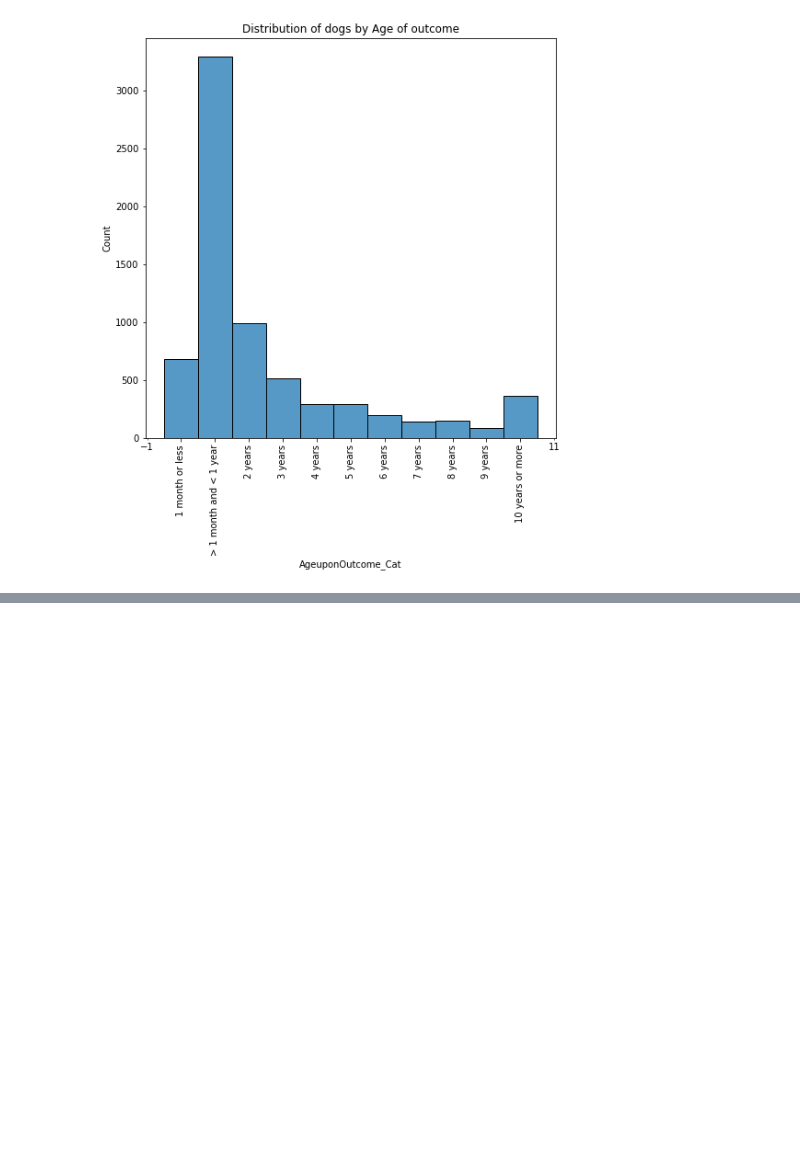
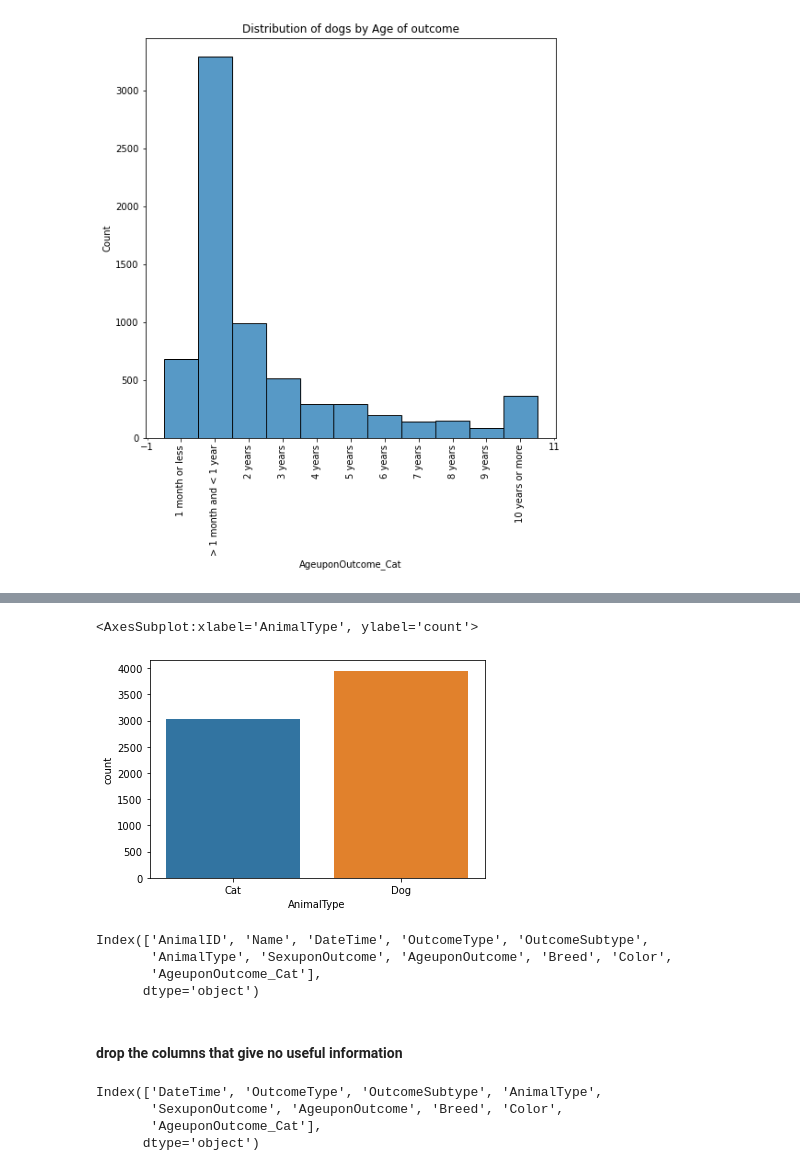
Before and after one commit to ironhack-bcn-data-pt/PR05-project-statistical-analysis, a Jupyter notebook: Project_05_pets.ipynb, the cells around one changed output, grey strips where cells are left out. Drawn from its saved outputs; the diff is of its cells as text; code cells hidden in the pictures; blank space fills up the shorter version.

```diff
--- a/Project_05_pets.ipynb
+++ b/Project_05_pets.ipynb
@@ -247,0 +256,5 @@ histplot(data=None, *, x=None, y=None, hue=None, weights=None, stat='count', bin
+# %%
+sns.countplot(data=pet_df,x='AnimalType')
+# %% [output]
+<AxesSubplot:xlabel='AnimalType', ylabel='count'>
+[figure, added]
@@ -247,0 +264,9 @@ histplot(data=None, *, x=None, y=None, hue=None, weights=None, stat='count', bin
+# %%
+pet_df.columns
+# %% [output]
+Index(['AnimalID', 'Name', 'DateTime', 'OutcomeType', 'OutcomeSubtype',
+       'AnimalType', 'SexuponOutcome', 'AgeuponOutcome', 'Breed', 'Color',
+       'AgeuponOutcome_Cat'],
+      dtype='object')
+# %% [markdown]
+#### drop the columns that give no useful information
@@ -247,0 +275,7 @@ histplot(data=None, *, x=None, y=None, hue=None, weights=None, stat='count', bin
+# %%
+pet_df.columns
+# %% [output]
+Index(['DateTime', 'OutcomeType', 'OutcomeSubtype', 'AnimalType',
+       'SexuponOutcome', 'AgeuponOutcome', 'Breed', 'Color',
+       'AgeuponOutcome_Cat'],
+      dtype='object')
```
Also changed, not shown: parts of 12 cells of this notebook.
